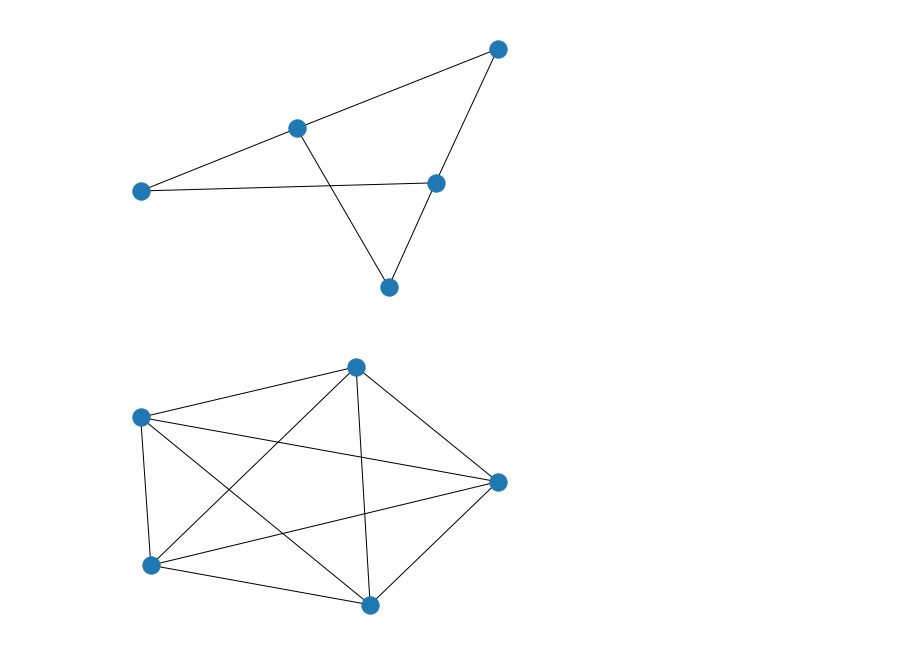
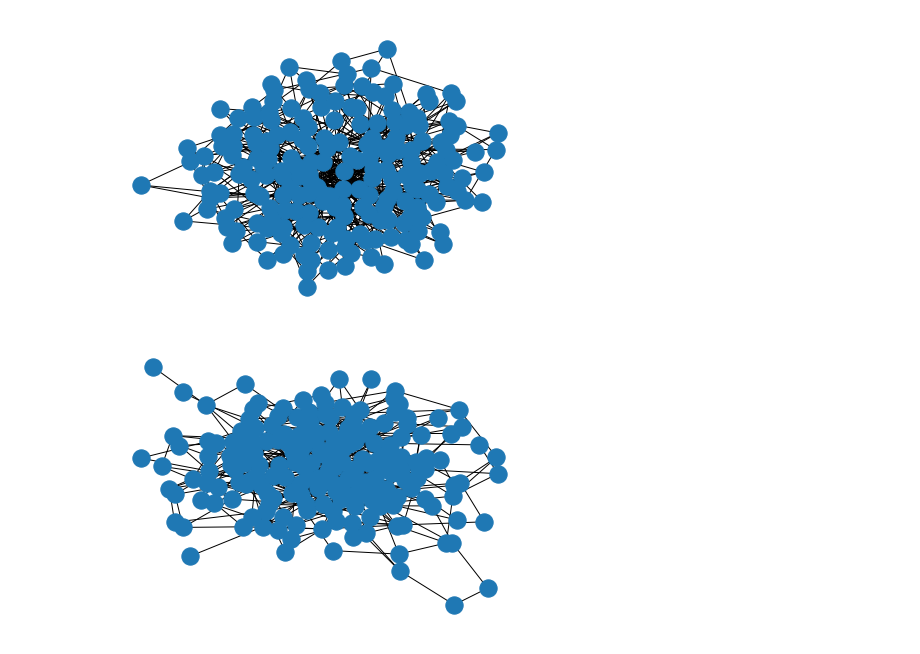
Before and after one commit to PauloMRocha/Epidemics_In_Multilayer_Networks, a Jupyter notebook: Multilayer Epidemics.ipynb, the cells around one changed output. Drawn from its saved outputs; the diff is of its cells as text; code cells hidden in the pictures.

```diff
--- a/Multilayer Epidemics.ipynb
+++ b/Multilayer Epidemics.ipynb
@@ -16,20 +35,20 @@ def convert_graph(M, layer, G):
 # %%
-N = 5
-av_degree = 4
+N = 200
+av_degree = 7
 m = int(av_degree/2)
 GBA = nx.barabasi_albert_graph(N, m)
 nx.draw(GBA)
 # %% [output]
-[figure, old version]
+[figure, new version]
 # %%
-N = 5
-av_degree = 6
+N = 200
+av_degree = 5
 p = av_degree/(N-1)
 GER = nx.gnp_random_graph(N, p, seed=None, directed=False)
 nx.draw(GER)
 nx.write_adjlist(GER, "test.adjlist")
 # %% [output]
-[figure, old version]
+[figure, new version]
 # %%
 net = mn.MultilayerNetwork(aspects=1)
 net.add_layer('a')
```
Also changed, not shown: parts of 15 cells of this notebook, 1 other file.
